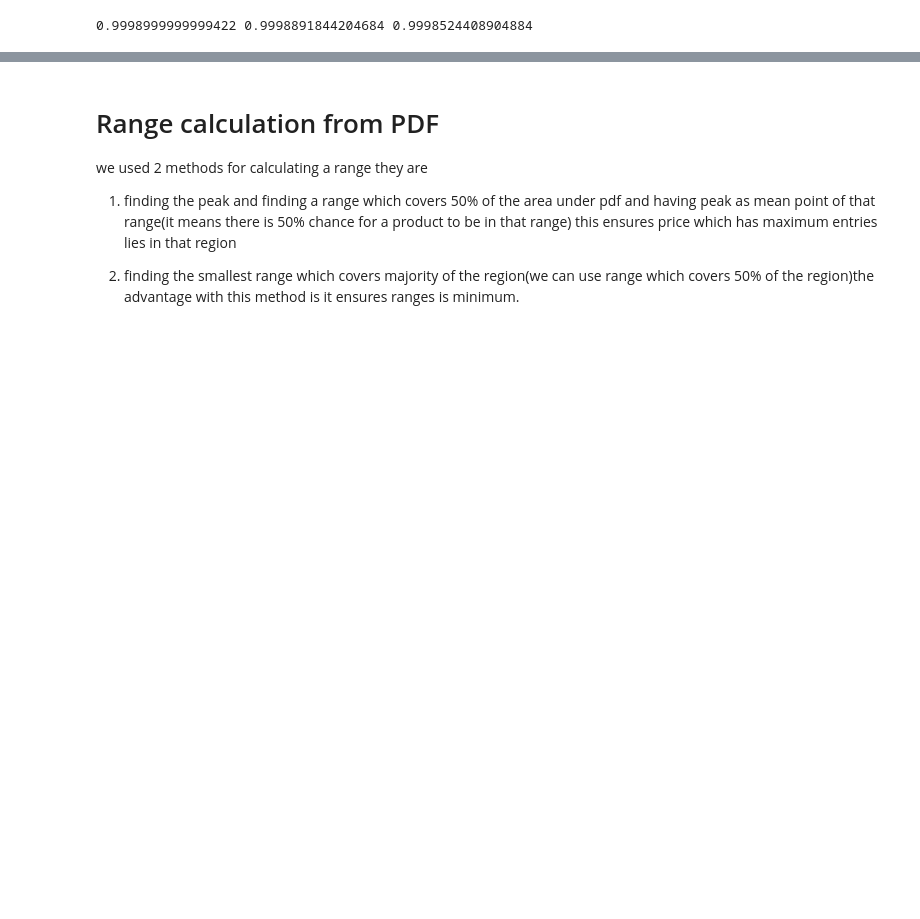
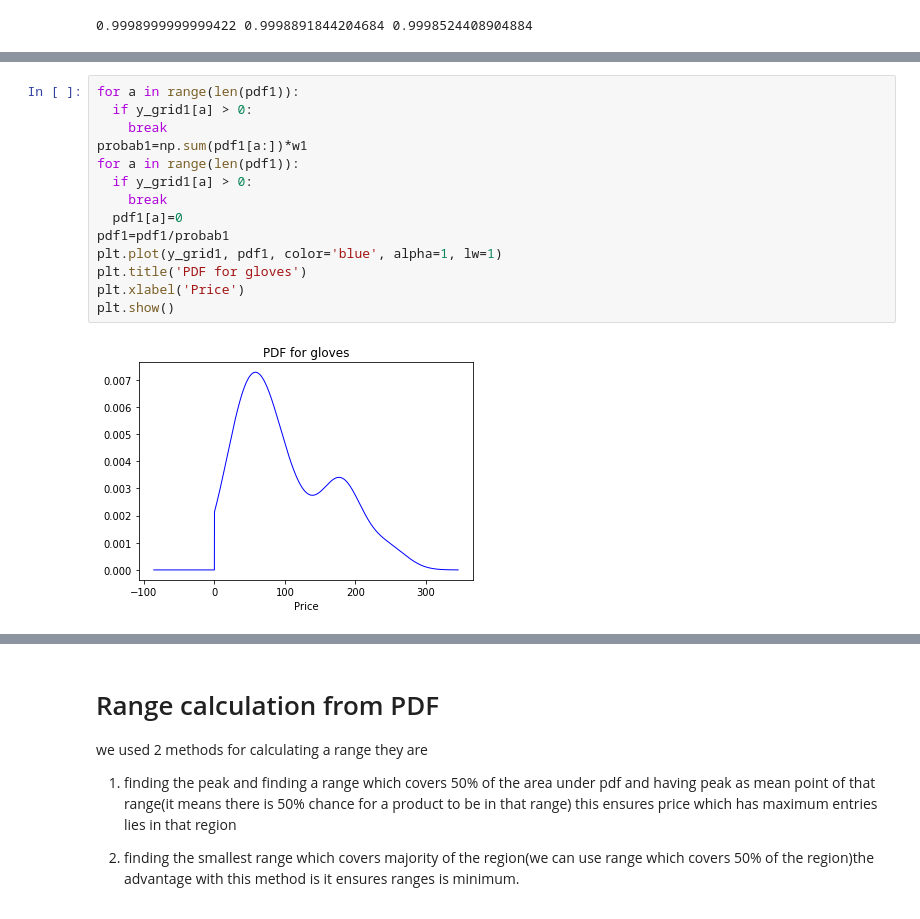
Before and after one commit to princeofpython/IndiaMart-Hackathon-2k19, a Jupyter notebook: phase1.ipynb, the cells around one changed output, grey strips where cells are left out. Saved outputs shown, nothing was run; the diff lists cells and outputs as text; blank space fills up the shorter version.

```diff
--- a/phase1.ipynb
+++ b/phase1.ipynb
@@ -235,0 +265,16 @@ print(np.sum(pdf_area))
+# %%
+for a in range(len(pdf1)):
+  if y_grid1[a] > 0:
+    break
+probab1=np.sum(pdf1[a:])*w1
+for a in range(len(pdf1)):
+  if y_grid1[a] > 0:
+    break
+  pdf1[a]=0
+pdf1=pdf1/probab1
+plt.plot(y_grid1, pdf1, color='blue', alpha=1, lw=1)
+plt.title('PDF for gloves')
+plt.xlabel('Price')
+plt.show()
+# %% [output]
+[figure, added]
```
Also changed, not shown: parts of 13 cells of this notebook.
